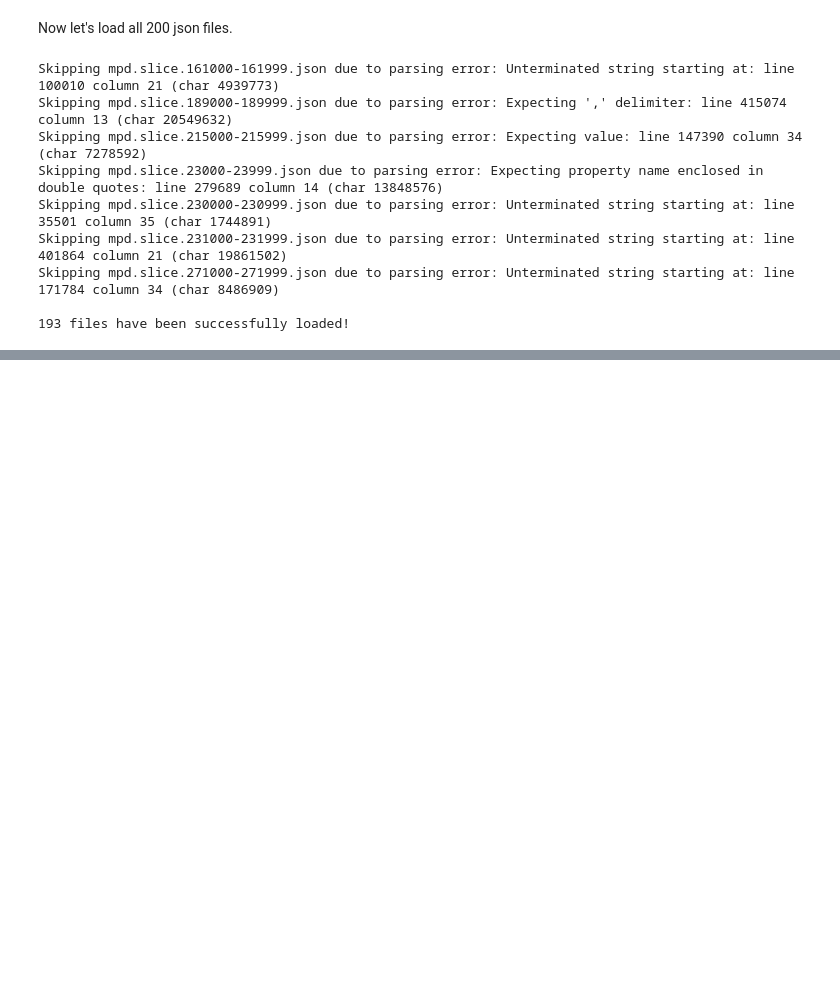
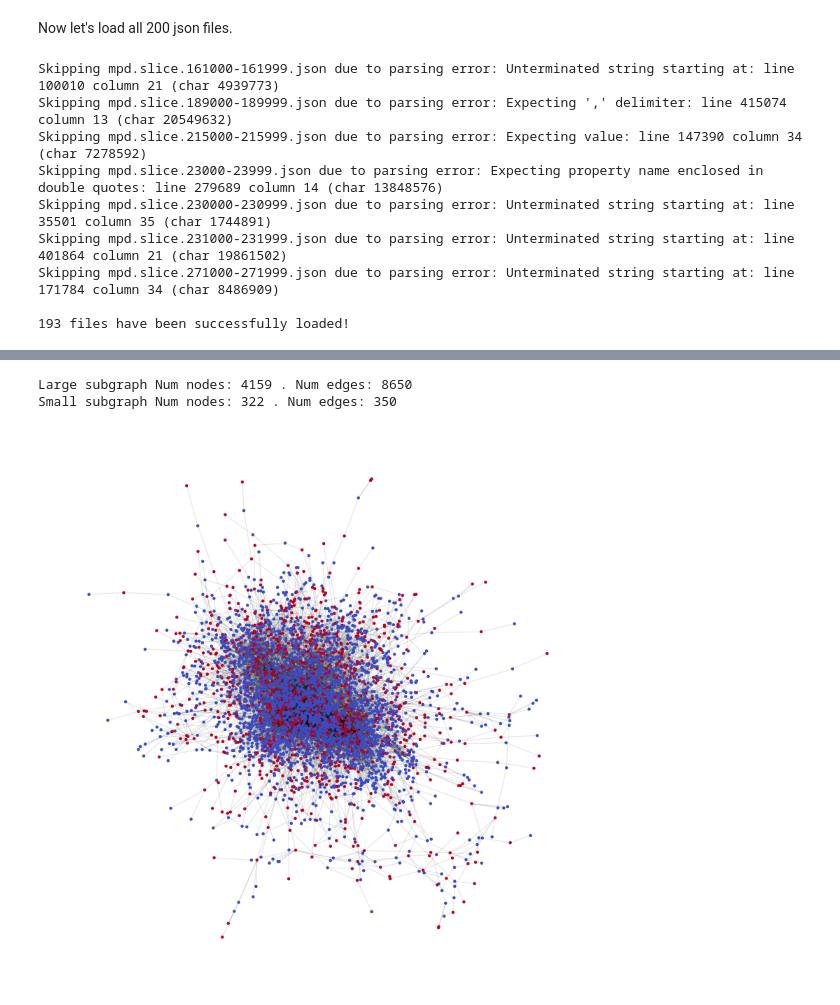
Before and after one commit to TiffanyKousiman/gnn-recommender, a Jupyter notebook: spotify_playlist_recommendation.ipynb, the cells around one changed output, grey strips where cells are left out. Drawn from its saved outputs; the diff is of its cells as text; code cells hidden in the pictures; blank space fills up the shorter version.

Commit message:
add section: prepare graph dataset and train/val/test split

```diff
--- a/spotify_playlist_recommendation.ipynb
+++ b/spotify_playlist_recommendation.ipynb
@@ -262,0 +303,5 @@ for json_file in tqdm(JSONs):
+# %%
+KCORE = 30
+G = nx.k_core(G, KCORE)
+pickle.dump(G, open(f"{KCORE}core_first_{N_FILES_TO_USE}.pkl", "wb"))
+print('Num nodes:', G.number_of_nodes(), '. Num edges:', G.number_of_edges())
@@ -262,0 +316,32 @@ for json_file in tqdm(JSONs):
+# %%
+# Make a large subgraph
+rand_nodes_lg = random.sample(list(G.nodes()), 5000)
+sub_G_lg = G.subgraph(rand_nodes_lg)
+largest_cc_lg = max(nx.connected_components(sub_G_lg.to_undirected()), key=len)
+sub_G_lg = nx.Graph(sub_G_lg.subgraph(largest_cc_lg))
+print('Large subgraph Num nodes:', sub_G_lg.number_of_nodes(),
+      '. Num edges:', sub_G_lg.number_of_edges())
+
+# Make a smaller subgraph from the larger one
+rand_nodes_sm = random.sample(list(sub_G_lg.nodes()), 1000)
+sub_G_sm = sub_G_lg.subgraph(rand_nodes_sm)
+largest_cc_sm = max(nx.connected_components(sub_G_sm.to_undirected()), key=len)
+sub_G_sm = nx.Graph(sub_G_sm.subgraph(largest_cc_sm))
+print('Small subgraph Num nodes:', sub_G_sm.number_of_nodes(),
+      '. Num edges:', sub_G_sm.number_of_edges())
+# %% [output]
+Large subgraph Num nodes: 4159 . Num edges: 8650
+Small subgraph Num nodes: 322 . Num edges: 350
+# %%
+# Graph the large subgraph
+color_map = {"playlist": 0, "track": 1}
+node_color = [color_map[attr["node_type"]] for (id, attr) in sub_G_lg.nodes(data=True)]
+plt.figure(figsize=(20,20))
+nx.draw(sub_G_lg,
+        cmap=plt.get_cmap('coolwarm'),
+        node_color=node_color,
+        node_size = 50,
+        width = 2,
+        edge_color=(0, 0, 0, 0.1))
+# %% [output]
+[figure, added]
```
Also changed, not shown: parts of 21 cells of this notebook.
